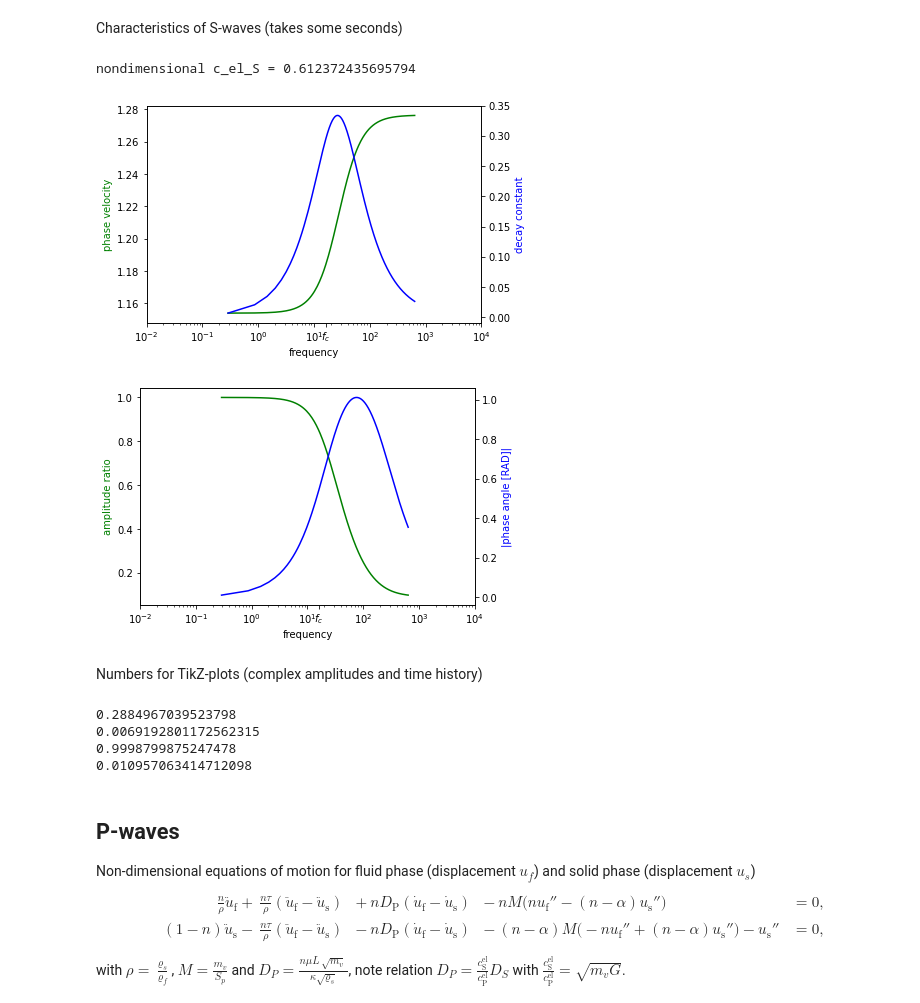
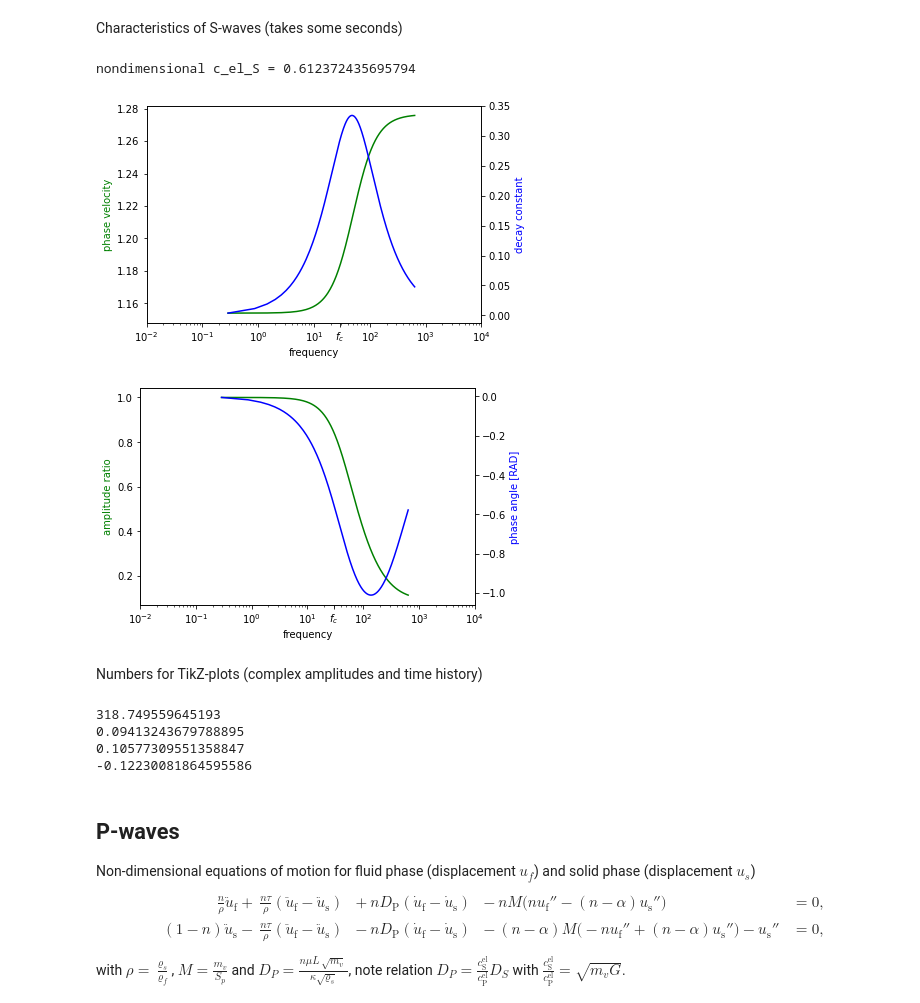
Before and after one commit to nagelt/soil_dynamics, a Jupyter notebook: extra_biot_oscillations.ipynb, the cells around one changed output. Drawn from its saved outputs; the diff is of its cells as text; code cells hidden in the pictures.

```diff
--- a/extra_biot_oscillations.ipynb
+++ b/extra_biot_oscillations.ipynb
@@ -60,7 +60,7 @@ G_num = (1/m_v_num)*(1-2*nu_num)/(2*(1-nu_num))   # shear modulus
 # %% [markdown]
 Bar length, plausible values are some meters
 # %%
-L_num = 11    # influences eigenfrequency range, set to center it around f_crit
+L_num = 20    # influences eigenfrequency range, set to center it around f_crit
 # %% [markdown]
 Weight function integrals $I_{ij} = \int_0^1 \tilde{w}_i(x)\tilde{w}_j(x)\,\text{d}x$ as they occur in Galerkin's method.
 # %%
@@ -385,46 +385,46 @@ for k_num in range(Nk):
     evkr = np.array([1.0, -EVP[0,0].evalf()/EVP[0,1].evalf()], dtype=complex)   # first row --> eigenvector
     us_uf = evkr[1]/evkr[0]   # TODO exclude division by zero
     AR[k_num] = 1.0/np.absolute(us_uf)   # fluid-to-solid
-    phi[k_num] = np.abs(np.angle(us_uf))
+    phi[k_num] = np.angle(us_uf)   #np.abs(np.angle(us_uf))
 # %%
 print("nondimensional c_el_S = {}".format(c_el_S_num/c_el_P_num))
 
 fig1, ax1 = plt.subplots()
 ax2 = ax1.twinx()
 ax1.semilogx(f, c, 'g')
 ax2.semilogx(f, np.abs(d)/f, 'b')
 ax1.set_xlabel('frequency');
 ax1.set_xticks(list(ax1.get_xticks()) + [f_critical_num], list(ax1.get_xticklabels()) + ['$f_c$'])   # with extra tick
 ax1.set_ylabel('phase velocity', color='g');
 ax2.set_ylabel('decay constant', color='b');
-#tikzplotlib.save("s_wave_eigenvalue.tex", axis_height = '\\figH', axis_width = '\\figW')
+tikzplotlib.save("s_wave_eigenvalue.tex", axis_height = '\\figH', axis_width = '\\figW')
 
 fig2, ax3 = plt.subplots()
 ax4 = ax3.twinx()
 ax3.semilogx(f, AR, 'g')
 ax4.semilogx(f, phi, 'b')
 ax3.set_xlabel('frequency');
 ax3.set_xticks(list(ax3.get_xticks()) + [f_critical_num], list(ax3.get_xticklabels()) + ['$f_c$'])   # with extra tick
 ax3.set_ylabel('amplitude ratio', color='g');
-ax4.set_ylabel('|phase angle [RAD]|', color='b');
-#tikzplotlib.save("s_wave_eigenvector.tex", axis_height = '\\figH', axis_width = '\\figW')
+ax4.set_ylabel('phase angle [RAD]', color='b');
+tikzplotlib.save("s_wave_eigenvector.tex", axis_height = '\\figH', axis_width = '\\figW')
 # %% [output]
 nondimensional c_el_S = 0.612372435695794
-[figure, old version]
+[figure, new version]
-[figure, old version]
+[figure, new version]
 # %% [markdown]
 Numbers for TikZ-plots (complex amplitudes and time history)
 # %%
-k_num = 0   # 0, 3, 30
+k_num = 500   # 0, 50, 500
 print(f[k_num])
 print(-d[k_num]/f[k_num])   # delta, with time axis scaled to period
 print(AR[k_num]*np.cos(phi[k_num])) # u_fluid, real part, with u_solid = 1
 print(AR[k_num]*np.sin(phi[k_num])) # u_fluid, imaginary part, with u_solid = 1
 # %% [output]
-0.2884967039523798
-0.0069192801172562315
-0.9998799875247478
-0.010957063414712098
+318.749559645193
+0.09413243679788895
+0.10577309551358847
+-0.12230081864595586
 # %% [markdown]
 ## P-waves
 Non-dimensional equations of motion for fluid phase (displacement $u_f$) and solid phase (displacement $u_s$)
```
Also changed, not shown: parts of 24 cells of this notebook.
